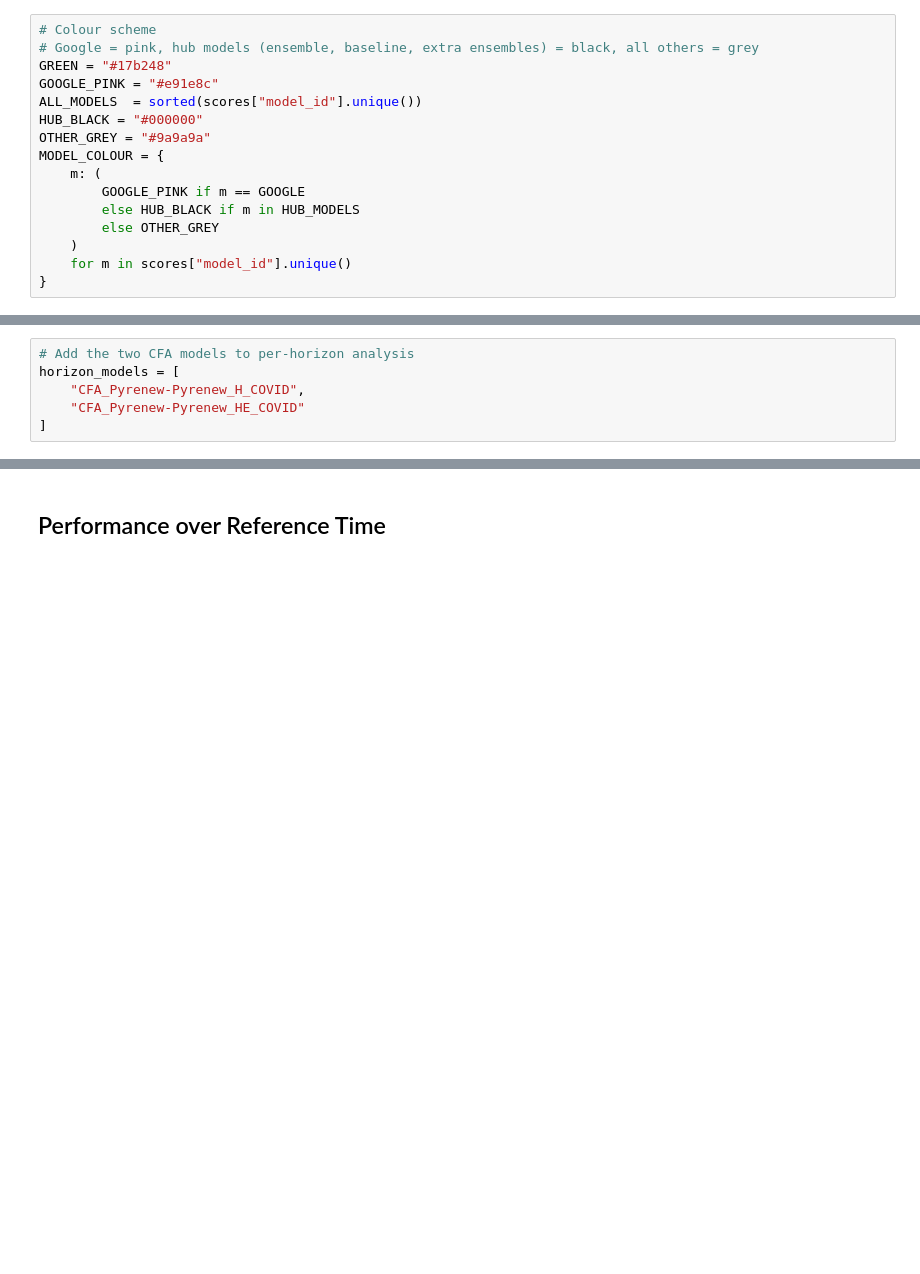
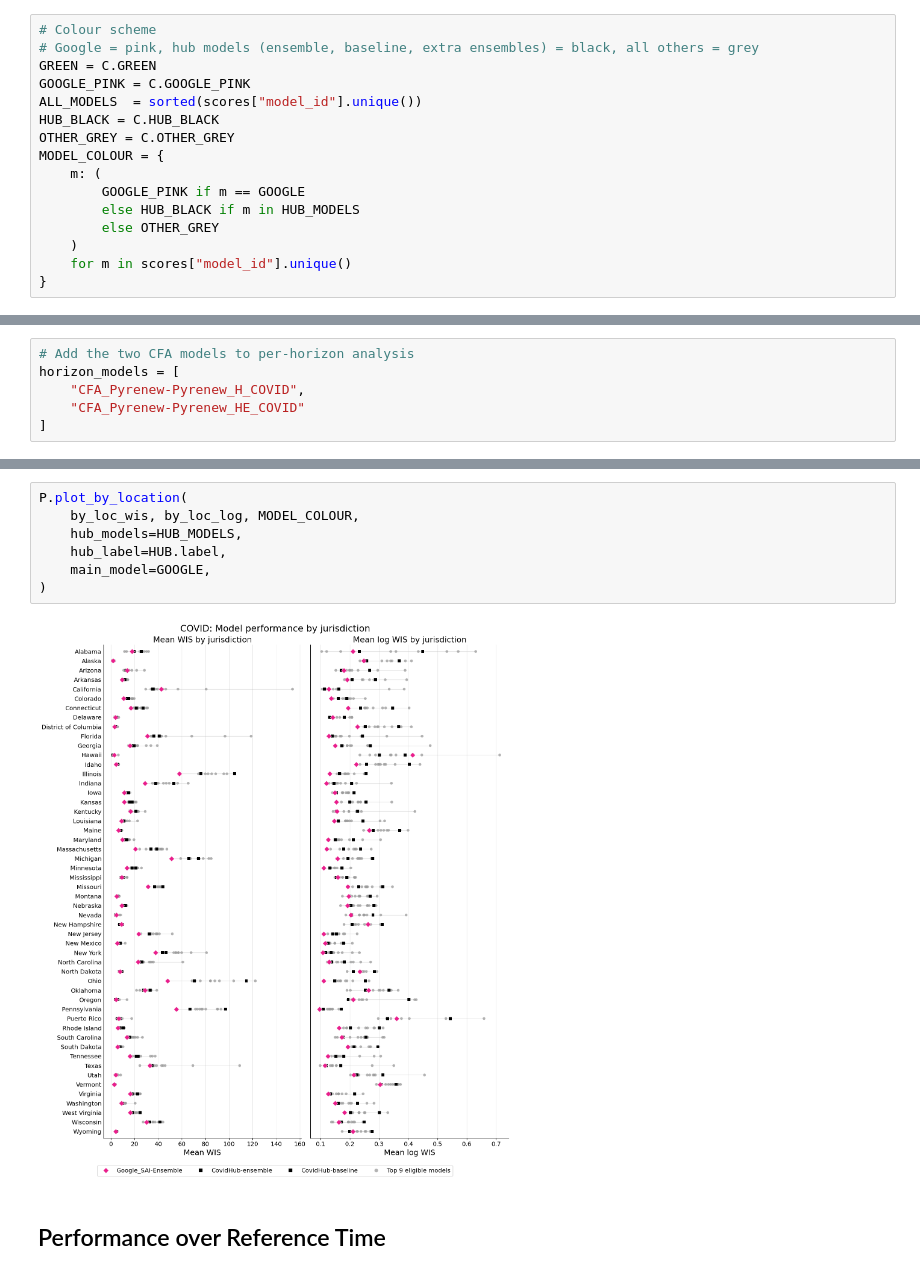
Before and after one commit to sarahmart/epi-hub-analysis, a Jupyter notebook: covid_analysis.ipynb, the cells around one changed output, grey strips where cells are left out. Drawn from its saved outputs; the diff is of its cells as text; blank space fills up the shorter version.

```diff
--- a/covid_analysis.ipynb
+++ b/covid_analysis.ipynb
@@ -80,11 +84,11 @@ HUB_MODELS = set(HUB.hub_model_ids)   # ensemble + baseline + extra ensembles
 # %%
 # Colour scheme
 # Google = pink, hub models (ensemble, baseline, extra ensembles) = black, all others = grey
-GREEN = "#17b248"
-GOOGLE_PINK = "#e91e8c"
+GREEN = C.GREEN
+GOOGLE_PINK = C.GOOGLE_PINK
 ALL_MODELS  = sorted(scores["model_id"].unique())
-HUB_BLACK = "#000000"
-OTHER_GREY = "#9a9a9a"
+HUB_BLACK = C.HUB_BLACK
+OTHER_GREY = C.OTHER_GREY
 MODEL_COLOUR = {
     m: (
         GOOGLE_PINK if m == GOOGLE
@@ -592,3 +640,12 @@ Mean log WIS by model and horizon:
+# %%
+P.plot_by_location(
+    by_loc_wis, by_loc_log, MODEL_COLOUR,
+    hub_models=HUB_MODELS,
+    hub_label=HUB.label,
+    main_model=GOOGLE,
+)
+# %% [output]
+[figure, added]
 # %% [markdown]
 ## Performance over Reference Time
 # %%
```
Also changed, not shown: parts of 5 cells of this notebook, 3 other files.
